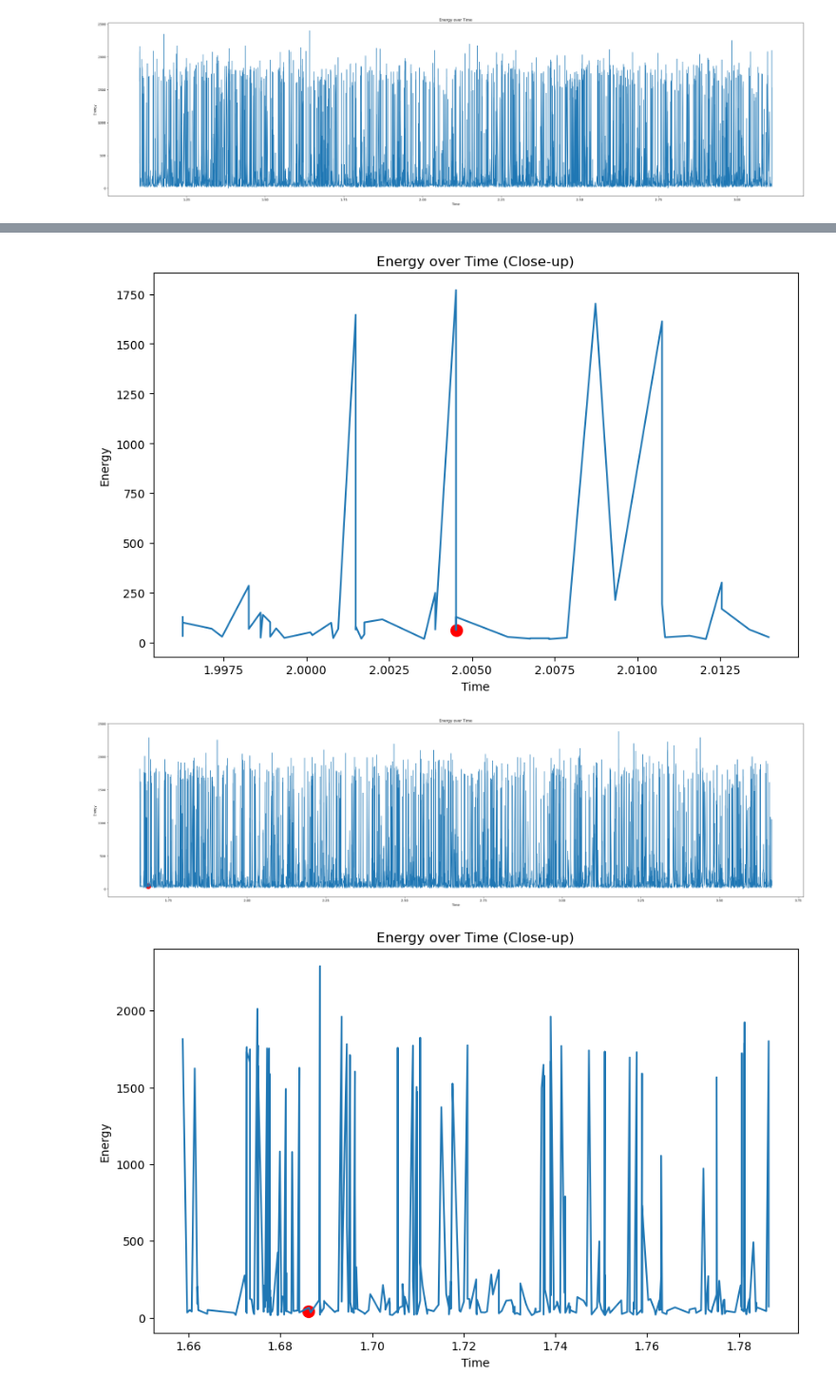
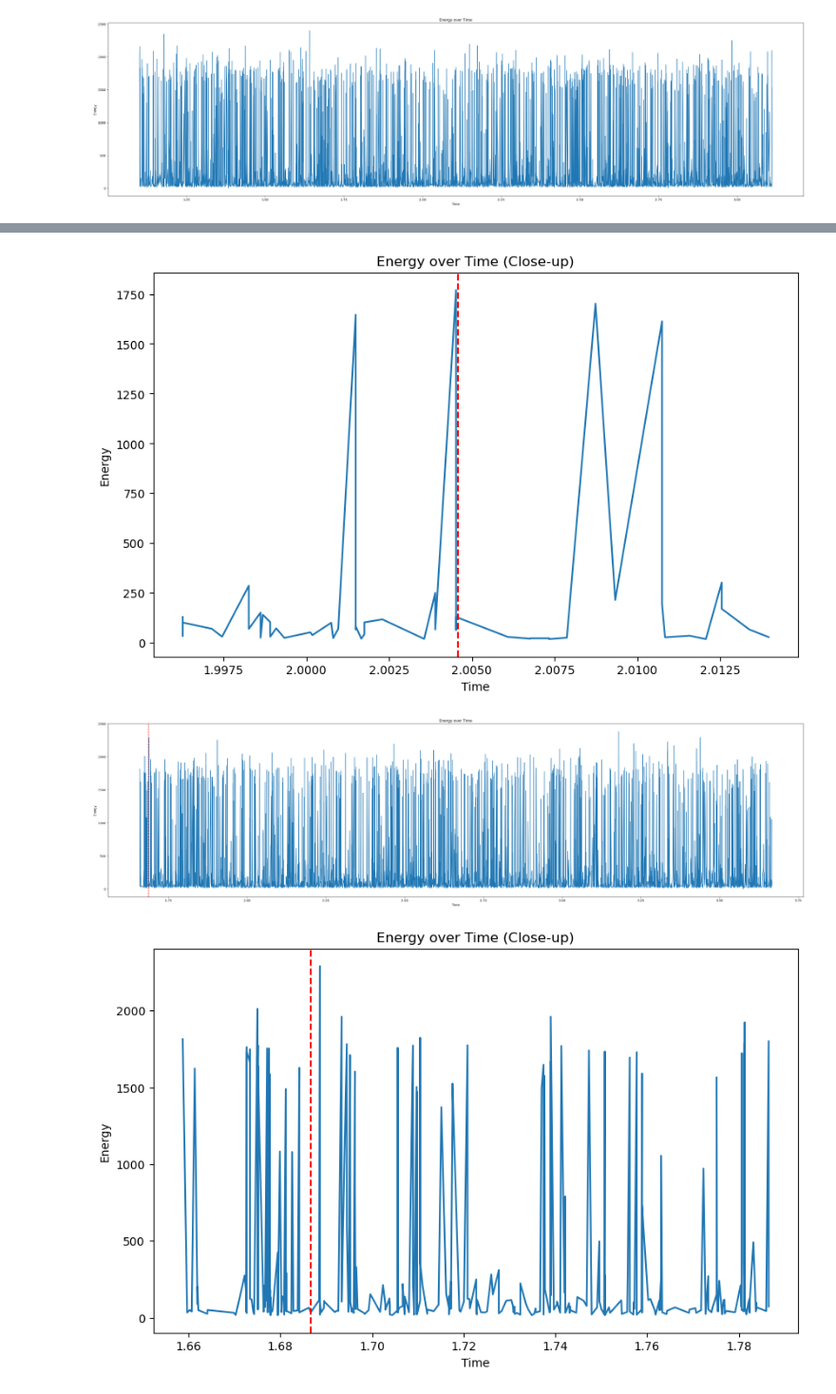
Before and after one commit to Carsanpo/Entregas_RNN, a Jupyter notebook: Entregable_3.ipynb, the cells around one changed output, grey strips where cells are left out. Shown at 95% size. Drawn from its saved outputs; the diff is of its cells as text; code cells hidden in the pictures.

```diff
--- a/Entregable_3.ipynb
+++ b/Entregable_3.ipynb
@@ -108,50 +112,44 @@ subset = ejemplo[(ejemplo[0] >= highlight_time - time_window) & (ejemplo[0] <= h
 
 plt.figure(figsize=(10, 6))
 plt.plot(subset[0], subset[4])
-plt.scatter(closest_time[0], highlight_energy, color='red', s=100)  # Add the highlighted point
+ax = plt.gca()  # Create an instance of the Axes object
+ax.axvline(x=highlight_time, color='red', linestyle='--')  # Draw a vertical line on the plot
 plt.xlabel('Time')
 plt.ylabel('Energy')
 plt.title('Energy over Time (Close-up)')
 plt.show()
 # %% [output]
-[figure, old version]
+[figure, new version]
 # %%
-# Directorio donde se encuentran los archivos
-dir_path = 'dataset1/Output_counts/'
-
-ejemplo2 = pd.read_csv('dataset1/Output_counts/' + archivos_output[184], sep='\\s+', header=None, usecols=[0, 4])
+ejemplo2 = pd.read_csv(dir_path + archivos_output[184], sep='\\s+', header=None, usecols=[0, 4])
 # %%
 # Time point to highlight
 highlight_time = 1.686612
 
-# Find the time value closest to highlight_time
-closest_time2 = ejemplo2.iloc[(ejemplo2[0]-highlight_time).abs().argsort()[:1]]
-
-# Find the energy value at the closest_time
-highlight_energy2 = closest_time2[4].values[0]
-
 plt.figure(figsize=(40, 10))
 plt.plot(ejemplo2[0], ejemplo2[4])
-plt.scatter(closest_time[0], highlight_energy, color='red', s=300)  # Add the highlighted point
+ax = plt.gca()  # Create an instance of the Axes object
+ax.axvline(x=highlight_time, color='red', linestyle='--')  # Draw a vertical line on the plot
 plt.xlabel('Time')
 plt.ylabel('Energy')
 plt.title('Energy over Time')
 plt.show()
 # %% [output]
-[figure, old version]
+[figure, new version]
 # %%
 # Define a time window around the highlighted point
 time_window = 0.1  # Adjust this value to change the size of the time window
 
 # Select the data within the time window
 subset = ejemplo2[(ejemplo2[0] >= highlight_time - time_window) & (ejemplo2[0] <= highlight_time + time_window)]
 
 plt.figure(figsize=(10, 6))
 plt.plot(subset[0], subset[4])
-plt.scatter(closest_time[0], highlight_energy, color='red', s=100)  # Add the highlighted point
+ax = plt.gca()  # Create an instance of the Axes object
+ax.axvline(x=highlight_time, color='red', linestyle='--')  # Draw a vertical line on the plot
 plt.xlabel('Time')
 plt.ylabel('Energy')
 plt.title('Energy over Time (Close-up)')
 plt.show()
 # %% [output]
-[figure, old version]
+[figure, new version]
```
Also changed, not shown: parts of 6 cells of this notebook.
